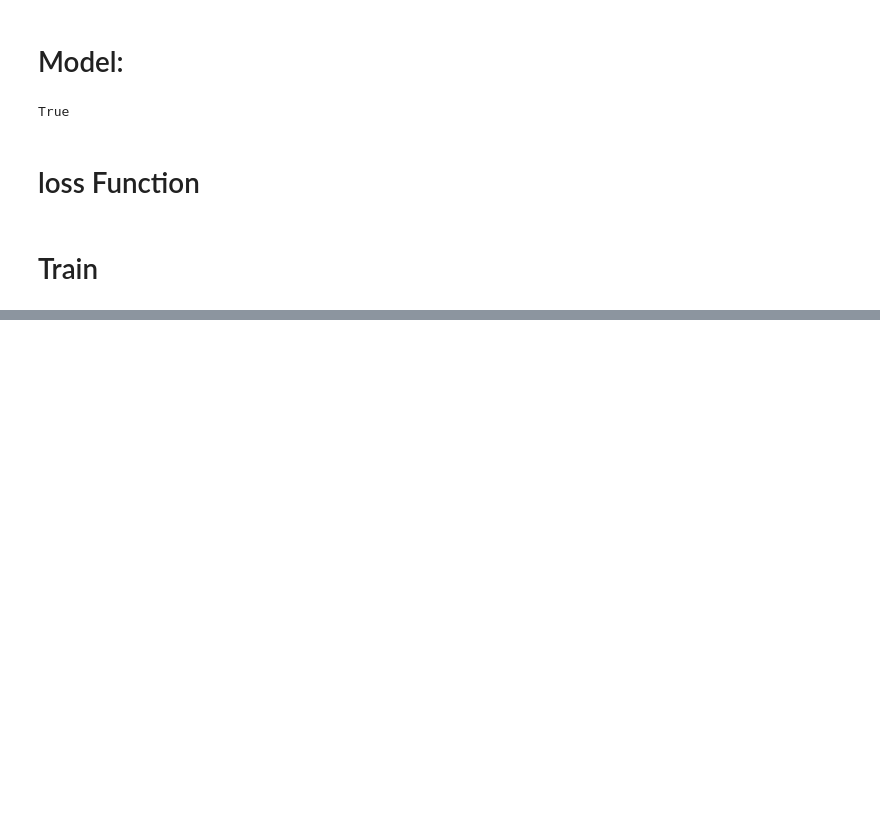
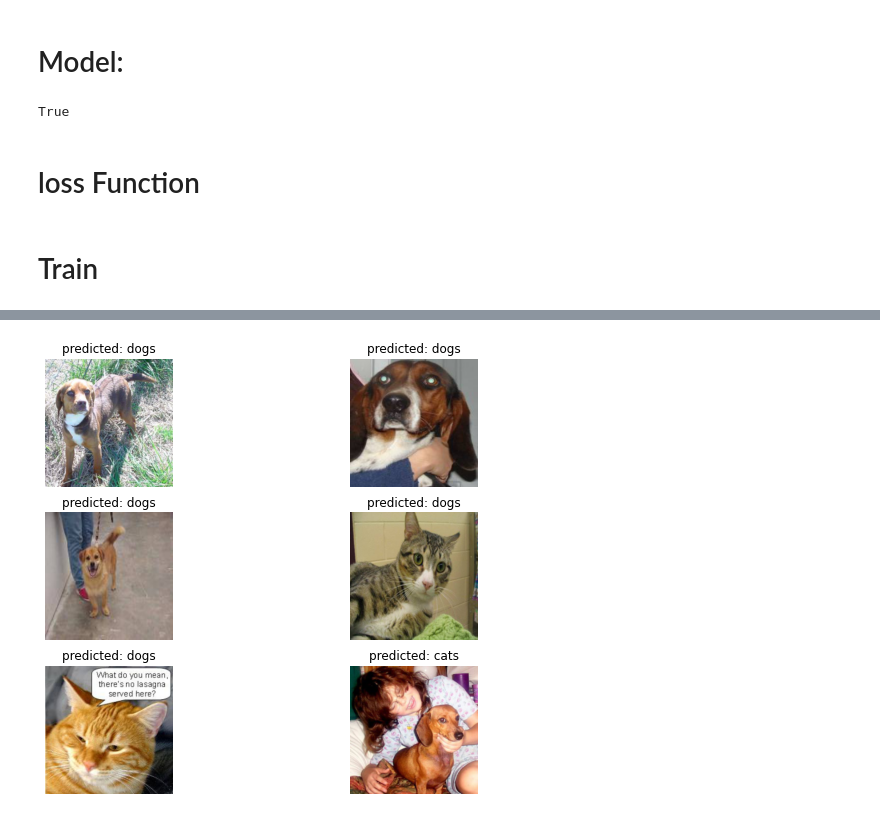
Before and after one commit to Mahrokh-Eb/Deep-Learning-with-Python, a Jupyter notebook: 3_imageClassification_V3.ipynb, the cells around one changed output, grey strips where cells are left out. Saved outputs shown, nothing was run; the diff lists cells and outputs as text; code cells hidden in the pictures; blank space fills up the shorter version.

```diff
--- a/3_imageClassification_V3.ipynb
+++ b/3_imageClassification_V3.ipynb
@@ -219,0 +255,4 @@ plt.title('Cross Entropy Loss');
+# %%
+visualize_model(model, valid_dl)
+# %% [output]
+[figure, added]
```
Also changed, not shown: parts of 10 cells of this notebook.
